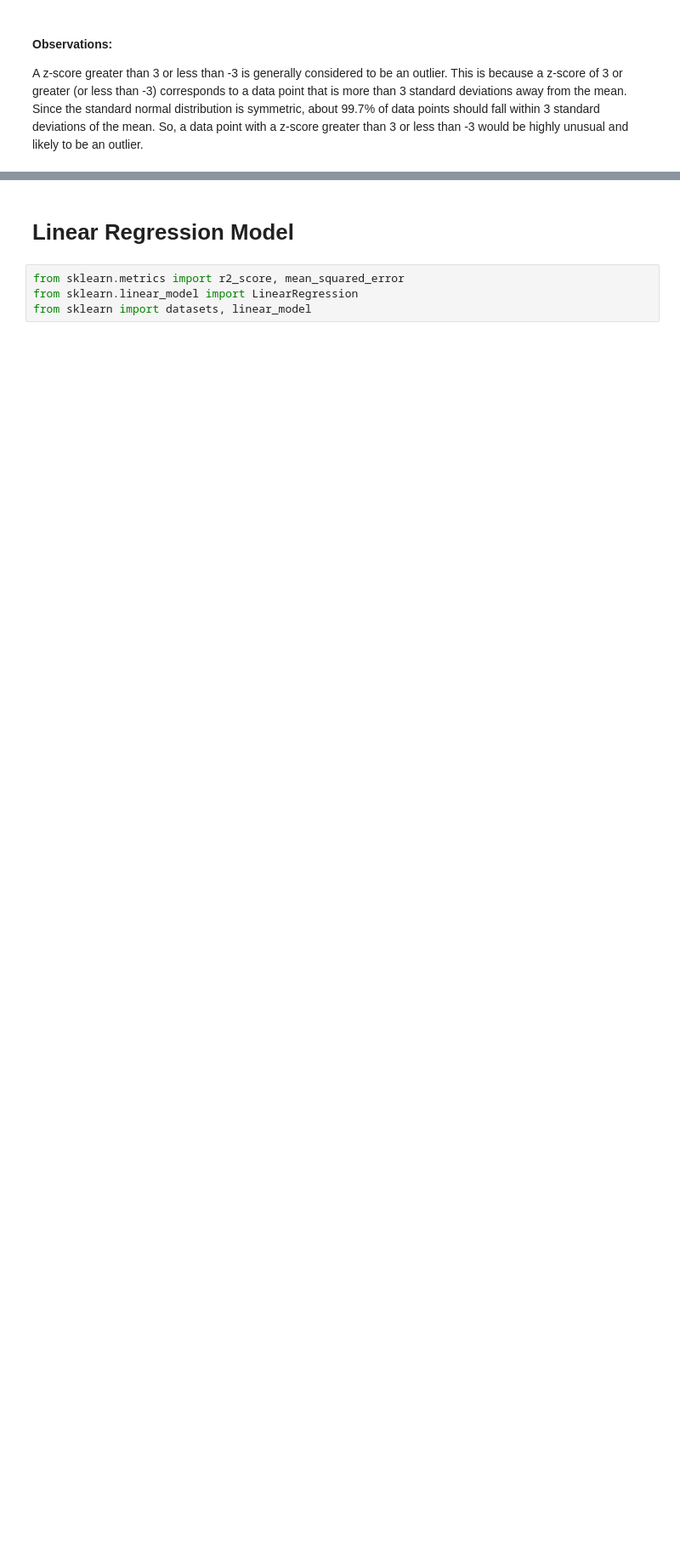
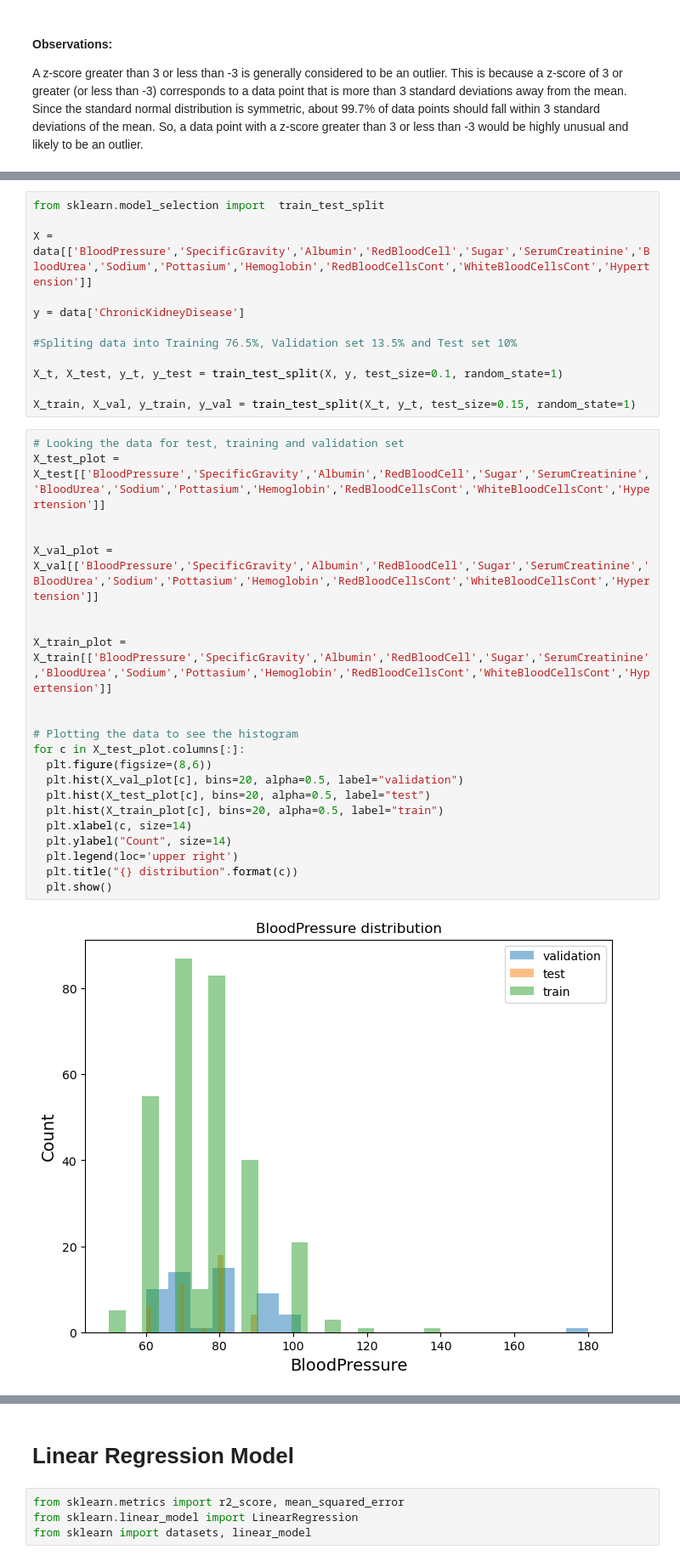
Before and after one commit to Akshathapatil1998/Data-Science-Assignments-INFO6105, a Jupyter notebook: Assignment 1 - ML Data Cleaning & Feature Selection.ipynb, the cells around one changed output, grey strips where cells are left out. Shown at 85% size. Cells and saved outputs as stored; diff of their text form; blank space fills up the shorter version.

```diff
--- a/Assignment 1 - ML Data Cleaning & Feature Selection.ipynb
+++ b/Assignment 1 - ML Data Cleaning & Feature Selection.ipynb
@@ -606,0 +526,36 @@ The ratio of 80%-20% for train-test split appears to be distributed correctly fo
+# %%
+from sklearn.model_selection import  train_test_split
+
+X = data[['BloodPressure','SpecificGravity','Albumin','RedBloodCell','Sugar','SerumCreatinine','BloodUrea','Sodium','Pottasium','Hemoglobin','RedBloodCellsCont','WhiteBloodCellsCont','Hypertension']]
+
+y = data['ChronicKidneyDisease']
+
+#Spliting data into Training 76.5%, Validation set 13.5% and Test set 10%
+
+X_t, X_test, y_t, y_test = train_test_split(X, y, test_size=0.1, random_state=1)
+
+X_train, X_val, y_train, y_val = train_test_split(X_t, y_t, test_size=0.15, random_state=1)
+# %%
+# Looking the data for test, training and validation set
+X_test_plot = X_test[['BloodPressure','SpecificGravity','Albumin','RedBloodCell','Sugar','SerumCreatinine','BloodUrea','Sodium','Pottasium','Hemoglobin','RedBloodCellsCont','WhiteBloodCellsCont','Hypertension']]
+
+
+X_val_plot = X_val[['BloodPressure','SpecificGravity','Albumin','RedBloodCell','Sugar','SerumCreatinine','BloodUrea','Sodium','Pottasium','Hemoglobin','RedBloodCellsCont','WhiteBloodCellsCont','Hypertension']]
+
+
+X_train_plot = X_train[['BloodPressure','SpecificGravity','Albumin','RedBloodCell','Sugar','SerumCreatinine','BloodUrea','Sodium','Pottasium','Hemoglobin','RedBloodCellsCont','WhiteBloodCellsCont','Hypertension']]
+
+
+# Plotting the data to see the histogram
+for c in X_test_plot.columns[:]:
+  plt.figure(figsize=(8,6))
+  plt.hist(X_val_plot[c], bins=20, alpha=0.5, label="validation")
+  plt.hist(X_test_plot[c], bins=20, alpha=0.5, label="test")
+  plt.hist(X_train_plot[c], bins=20, alpha=0.5, label="train")
+  plt.xlabel(c, size=14)
+  plt.ylabel("Count", size=14)
+  plt.legend(loc='upper right')
+  plt.title("{} distribution".format(c))
+  plt.show()
+# %% [output]
+[figure, added]
```
Also changed, not shown: parts of 44 cells of this notebook.
